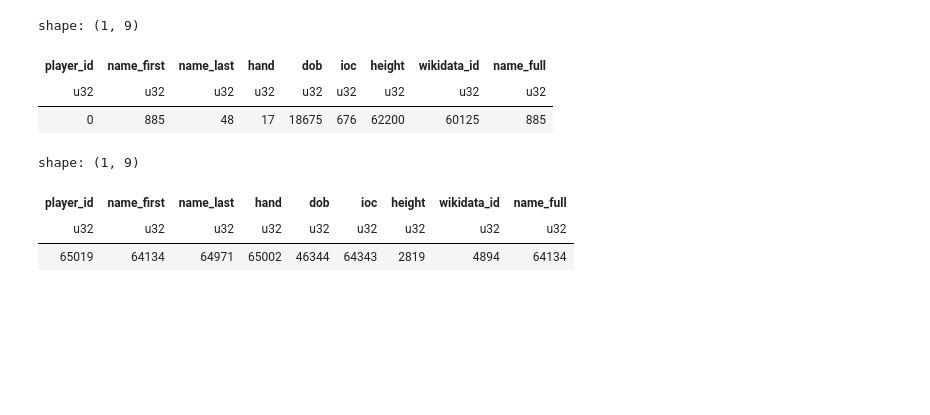
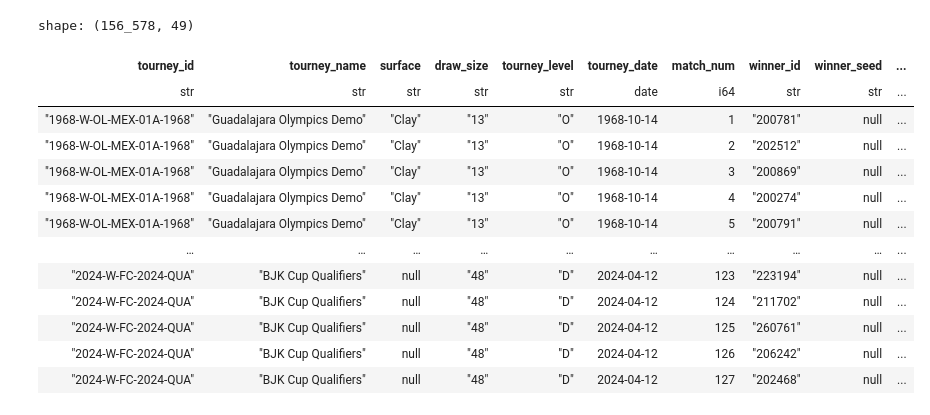
Before and after one commit to lebondon/Tennis_data_study, a Jupyter notebook: EDA_tennis.ipynb, the cells around one changed output. Drawn from its saved outputs; the diff is of its cells as text; code cells hidden in the pictures; blank space fills up the shorter version.

```diff
--- a/EDA_tennis.ipynb
+++ b/EDA_tennis.ipynb
@@ -42,14 +123,18 @@ shape: (26_399, 65)
-# %%
-df.null_count()
-# %% [output]
-shape: (1, 9)
-| player_id | name_first | name_last | hand | dob | ioc | height | wikidata_id | name_full |
-| u32 | u32 | u32 | u32 | u32 | u32 | u32 | u32 | u32 |
-| 0 | 885 | 48 | 17 | 18675 | 676 | 62200 | 60125 | 885 |
-# %%
-df.
-# %% [output]
-shape: (1, 9)
-| player_id | name_first | name_last | hand | dob | ioc | height | wikidata_id | name_full |
-| u32 | u32 | u32 | u32 | u32 | u32 | u32 | u32 | u32 |
-| 65019 | 64134 | 64971 | 65002 | 46344 | 64343 | 2819 | 4894 | 64134 |
+# %%
+matches_singles_wta=import_tennis_matches(data_type="singles",gender="wta")
+matches_singles_wta
+# %% [output]
+shape: (156_578, 49)
+| tourney_id | tourney_name | surface | draw_size | tourney_level | tourney_date | match_num | winner_id | winner_seed | ... |
+| str | str | str | str | str | date | i64 | str | str | ... |
+| "1968-W-OL-MEX-01A-1968" | "Guadalajara Olympics Demo" | "Clay" | "13" | "O" | 1968-10-14 | 1 | "200781" | null | ... |
+| "1968-W-OL-MEX-01A-1968" | "Guadalajara Olympics Demo" | "Clay" | "13" | "O" | 1968-10-14 | 2 | "202512" | null | ... |
+| "1968-W-OL-MEX-01A-1968" | "Guadalajara Olympics Demo" | "Clay" | "13" | "O" | 1968-10-14 | 3 | "200869" | null | ... |
+| "1968-W-OL-MEX-01A-1968" | "Guadalajara Olympics Demo" | "Clay" | "13" | "O" | 1968-10-14 | 4 | "200274" | null | ... |
+| "1968-W-OL-MEX-01A-1968" | "Guadalajara Olympics Demo" | "Clay" | "13" | "O" | 1968-10-14 | 5 | "200791" | null | ... |
+| … | … | … | … | … | … | … | … | … | ... |
+| "2024-W-FC-2024-QUA" | "BJK Cup Qualifiers" | null | "48" | "D" | 2024-04-12 | 123 | "223194" | null | ... |
+| "2024-W-FC-2024-QUA" | "BJK Cup Qualifiers" | null | "48" | "D" | 2024-04-12 | 124 | "211702" | null | ... |
+| "2024-W-FC-2024-QUA" | "BJK Cup Qualifiers" | null | "48" | "D" | 2024-04-12 | 125 | "260761" | null | ... |
+| "2024-W-FC-2024-QUA" | "BJK Cup Qualifiers" | null | "48" | "D" | 2024-04-12 | 126 | "206242" | null | ... |
+| "2024-W-FC-2024-QUA" | "BJK Cup Qualifiers" | null | "48" | "D" | 2024-04-12 | 127 | "202468" | null | ... |
```
Also changed, not shown: parts of 18 cells of this notebook, 2 other files.
